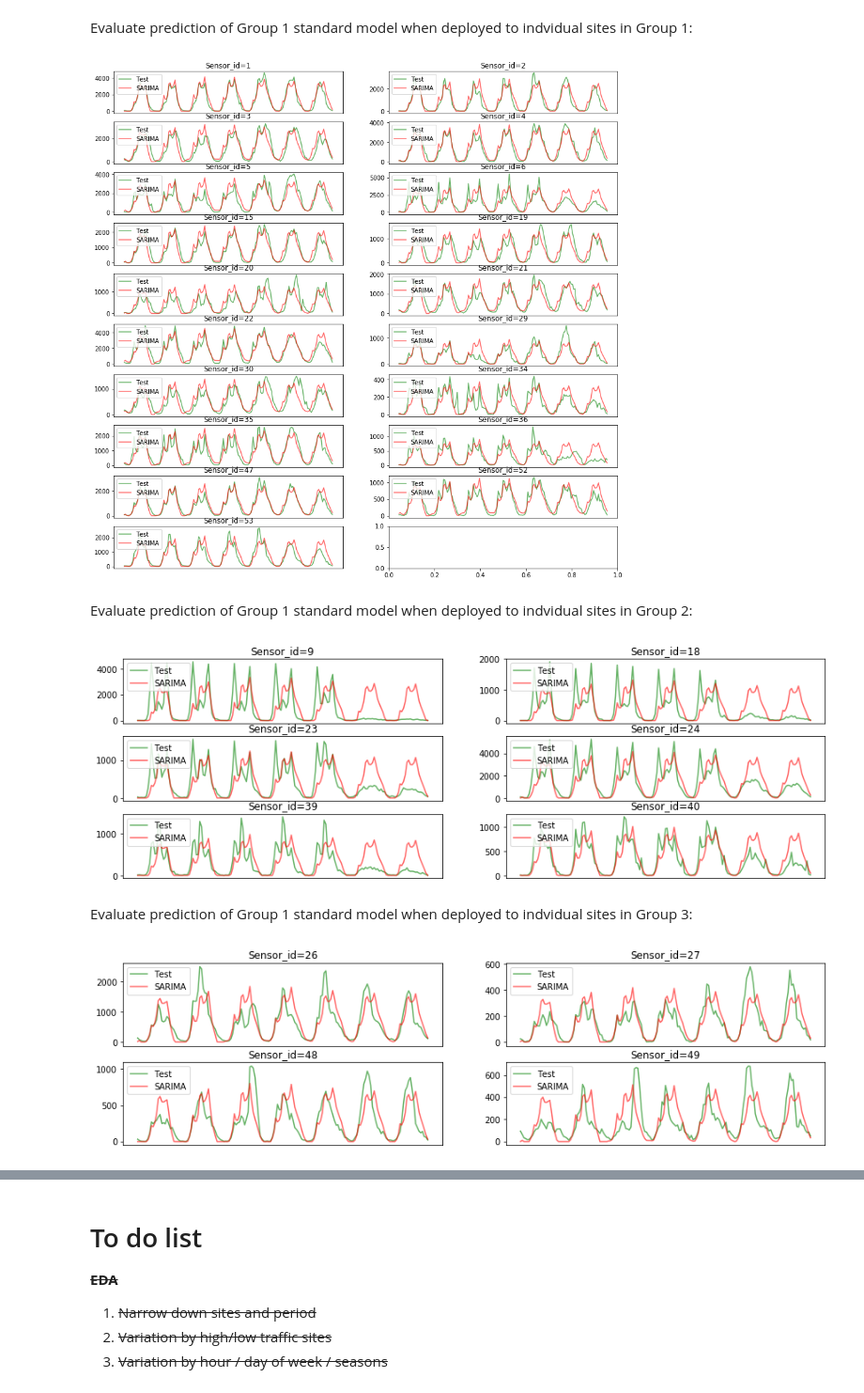
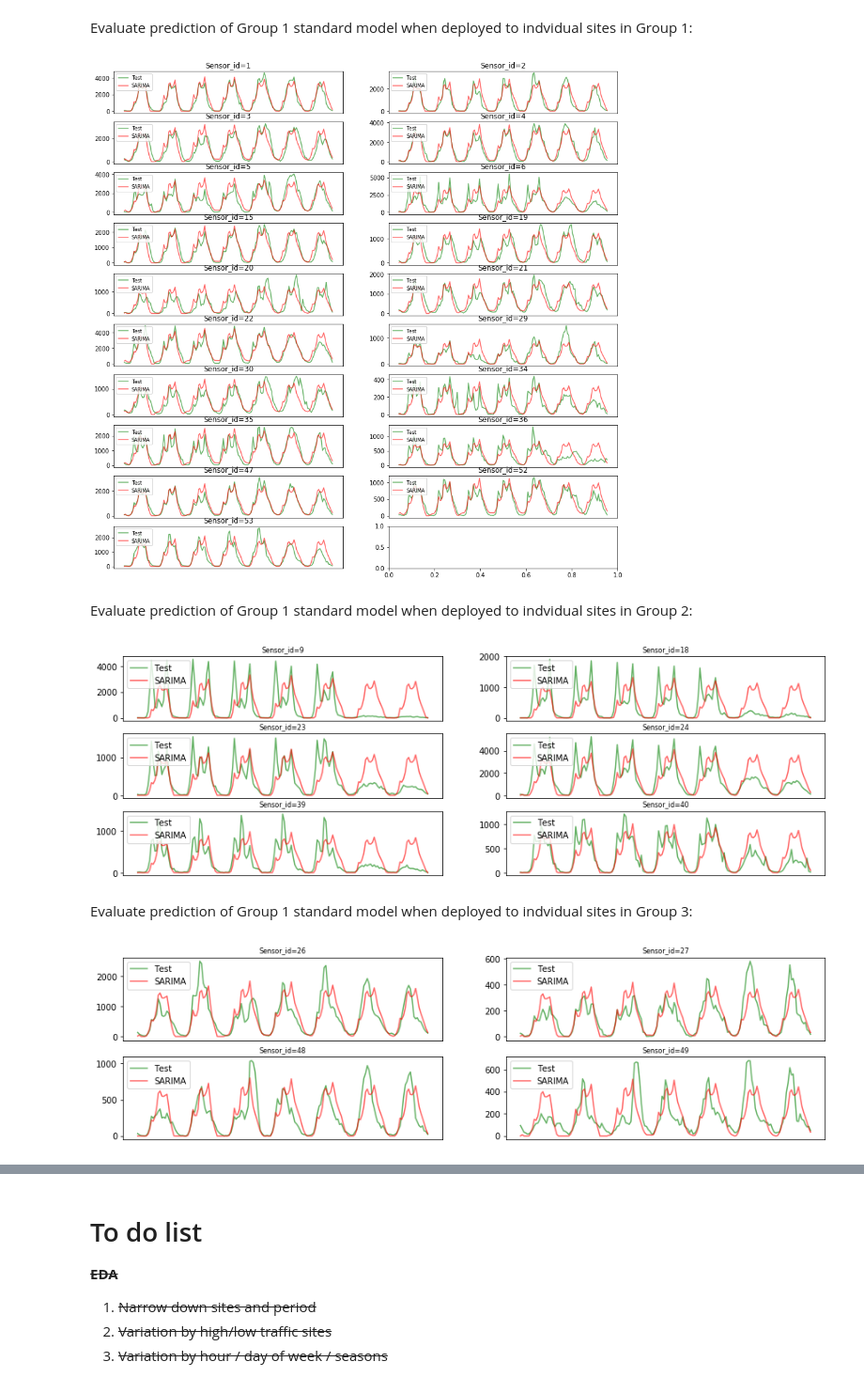
Before and after one commit to khairulomar/Melbourne_pedestrian, a Jupyter notebook: Melbourne_pedestrian.ipynb, the cells around one changed output, grey strips where cells are left out. Shown at 94% size. Saved outputs shown, nothing was run; the diff lists cells and outputs as text; code cells hidden in the pictures.

```diff
--- a/Melbourne_pedestrian.ipynb
+++ b/Melbourne_pedestrian.ipynb
@@ -1059,7 +1059,7 @@ plt.plot(train, label='Train')
 plt.plot(test, label='Test', c='g')
 plt.plot(pred0.clip(0), c='b', ls='dashed', label='SARIMA')
 plt.plot(predX.clip(0), c='r', label='SARIMA with eX')
-ax.set_title('SARIMAX (Group 1) with days of the week as eXogenous var')
+ax.set_title('SARIMAX (Group 1) with days of the week as eXogenous variable')
 plt.legend()
 plt.show()
 # %% [output]
@@ -1216,18 +1127,0 @@ Fit data period = training period
-# %%
-# Fit to Elizabeth-Lonsdale data
-stdscaler2 = StandardScaler()
-stdscaler2 = stdscaler2.fit(np.array(lonsdale_train).reshape(-1, 1)) # fit to training data
-
-# Assign parameters for scaled data
-model, data, scaler, test_start = sarima_std_scaled, lonsdale, stdscaler2, test_start
-pred2, pc_upper2, pc_lower2, train2, test2 = predict_sarima(model, data, scaler, test_start, 1, 1)
-
-# Visualize train, test and prediction to calc prediction
-fig, ax = plt.subplots(figsize=(15,3))
-plt.plot(train2, label='Train')
-plt.plot(test2, label='Test', c='g')
-plt.plot(pred2.clip(0), label='SARIMA', c='r')
-plt.fill_between(test2.index, pc_upper2, pc_lower2.clip(0), color='r', alpha=.05, label='Confidence interval');
-plt.legend(loc='upper left')
-ax.set_title('SARIMA model (Group 1) deployed to for Site #52 Elizabeth-Lonsdale')
-plt.show()
@@ -1239,18 +1127,0 @@ Fit data period = all available periods before test start
-# %%
-# Fit to Elizabeth-Lonsdale data
-stdscaler3 = StandardScaler()
-stdscaler3 = stdscaler3.fit(np.array(lonsdale).reshape(-1, 1)) # fit to all pre-test data
-
-# Assign parameters for scaled data
-model, data, scaler, test_start = sarima_std_scaled, lonsdale, stdscaler3, test_start
-pred3, pc_upper3, pc_lower3, train3, test3 = predict_sarima(model, data, scaler, test_start, 1, 1)
-
-# Visualize train, test and prediction to calc prediction
-fig, ax = plt.subplots(figsize=(15,3))
-plt.plot(train3, label='Train')
-plt.plot(test3, label='Test', c='g')
-plt.plot(pred3.clip(0), label='SARIMA', c='r')
-plt.fill_between(test3.index, pc_upper3, pc_lower3.clip(0), color='r', alpha=.05, label='Confidence interval');
-plt.legend(loc='upper left')
-ax.set_title('SARIMA model (Group 1) deployed to for Site #52 Elizabeth-Lonsdale')
-plt.show()
@@ -1347,30 +1228,30 @@ for i, ax in zip(range(len(group_list)), axes.flat):
     ax.plot(dfpredict[dfpredict.sensor_id==group_list[i]].iloc[:,2], label='Test', c='g', alpha=0.6)
     ax.plot(dfpredict[dfpredict.sensor_id==group_list[i]].iloc[:,3], label='SARIMA', c='r', alpha=0.6)
     ax.set_title('Sensor_id={id}'.format(id=group_list[i]))
-    ax.legend(loc='upper left')
+    ax.legend(loc='upper left', fontsize=8)
     ax.set_xticks([])
 plt.show()
 # %% [output]
-[figure, old version]
+[figure, new version]
 # %% [markdown]
 Evaluate prediction of Group 1 standard model when deployed to indvidual sites in Group 2:
 # %%
 # Visualize test vs prediction for Group 2 locations:
 group_num = 2
 group_list = []
 for key, value in grouped_site.items():
     if value==group_num: group_list.append(key)
 
 fig, axes = plt.subplots(ncols=2, nrows=round(len(group_list)/2), figsize=(15, len(group_list)*0.8))
 for i, ax in zip(range(len(group_list)), axes.flat):
     ax.plot(dfpredict[dfpredict.sensor_id==group_list[i]].iloc[:,2], label='Test', c='g', alpha=0.6)
     ax.plot(dfpredict[dfpredict.sensor_id==group_list[i]].iloc[:,3], label='SARIMA', c='r', alpha=0.6)
-    ax.set_title('Sensor_id={id}'.format(id=group_list[i]))
+    ax.set_title('Sensor_id={id}'.format(id=group_list[i]), fontsize=8)
     ax.legend(loc='upper left')
     ax.set_xticks([])
 plt.show()
 # %% [output]
-[figure, old version]
+[figure, new version]
 # %% [markdown]
 Evaluate prediction of Group 1 standard model when deployed to indvidual sites in Group 3:
 # %%
@@ -1384,9 +1265,9 @@ fig, axes = plt.subplots(ncols=2, nrows=round(len(group_list)/2), figsize=(15, l
 for i, ax in zip(range(len(group_list)), axes.flat):
     ax.plot(dfpredict[dfpredict.sensor_id==group_list[i]].iloc[:,2], label='Test', c='g', alpha=0.6)
     ax.plot(dfpredict[dfpredict.sensor_id==group_list[i]].iloc[:,3], label='SARIMA', c='r', alpha=0.6)
-    ax.set_title('Sensor_id={id}'.format(id=group_list[i]))
+    ax.set_title('Sensor_id={id}'.format(id=group_list[i]), fontsize=8)
     ax.legend(loc='upper left')
     ax.set_xticks([])
 plt.show()
 # %% [output]
-[figure, old version]
+[figure, new version]
```
Also changed, not shown: parts of 31 cells of this notebook.
